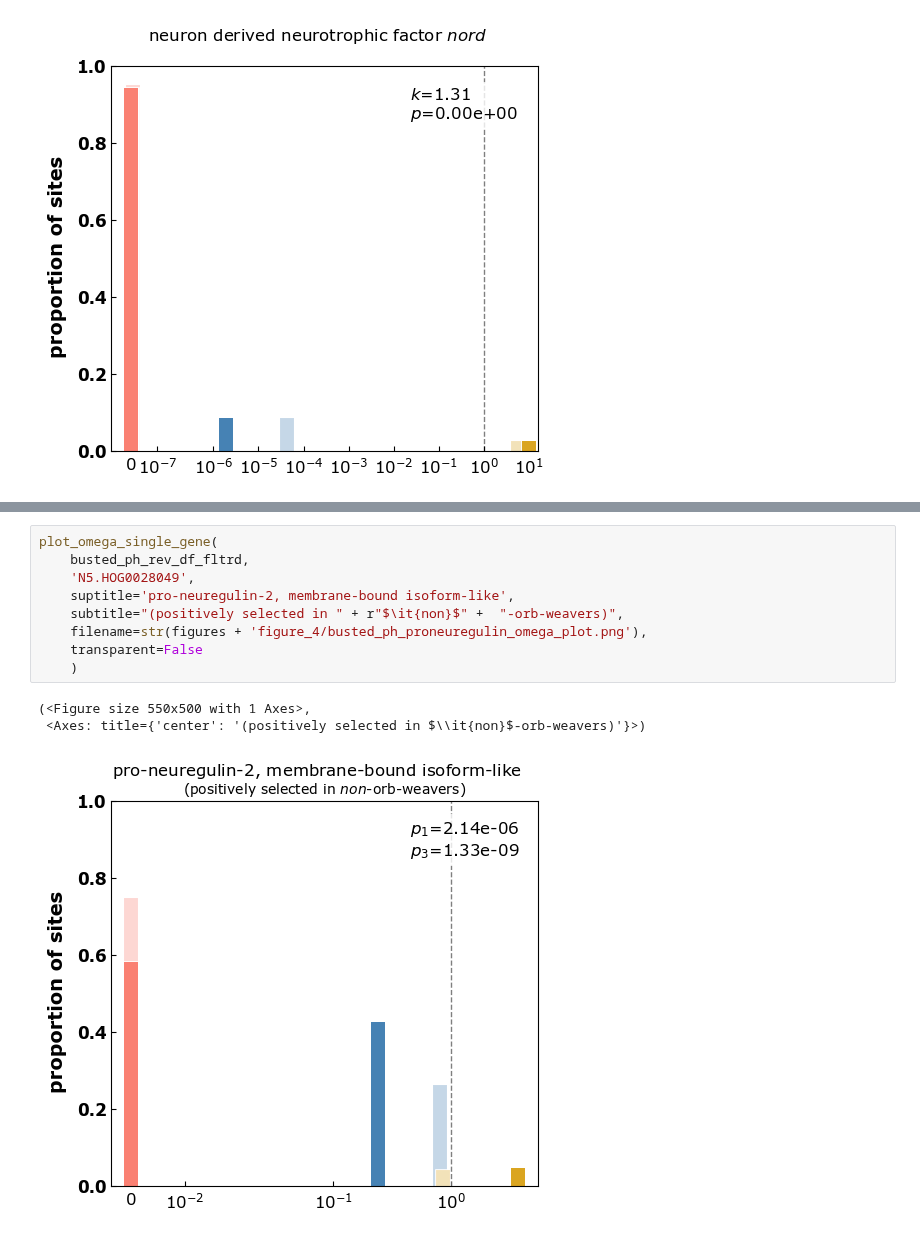
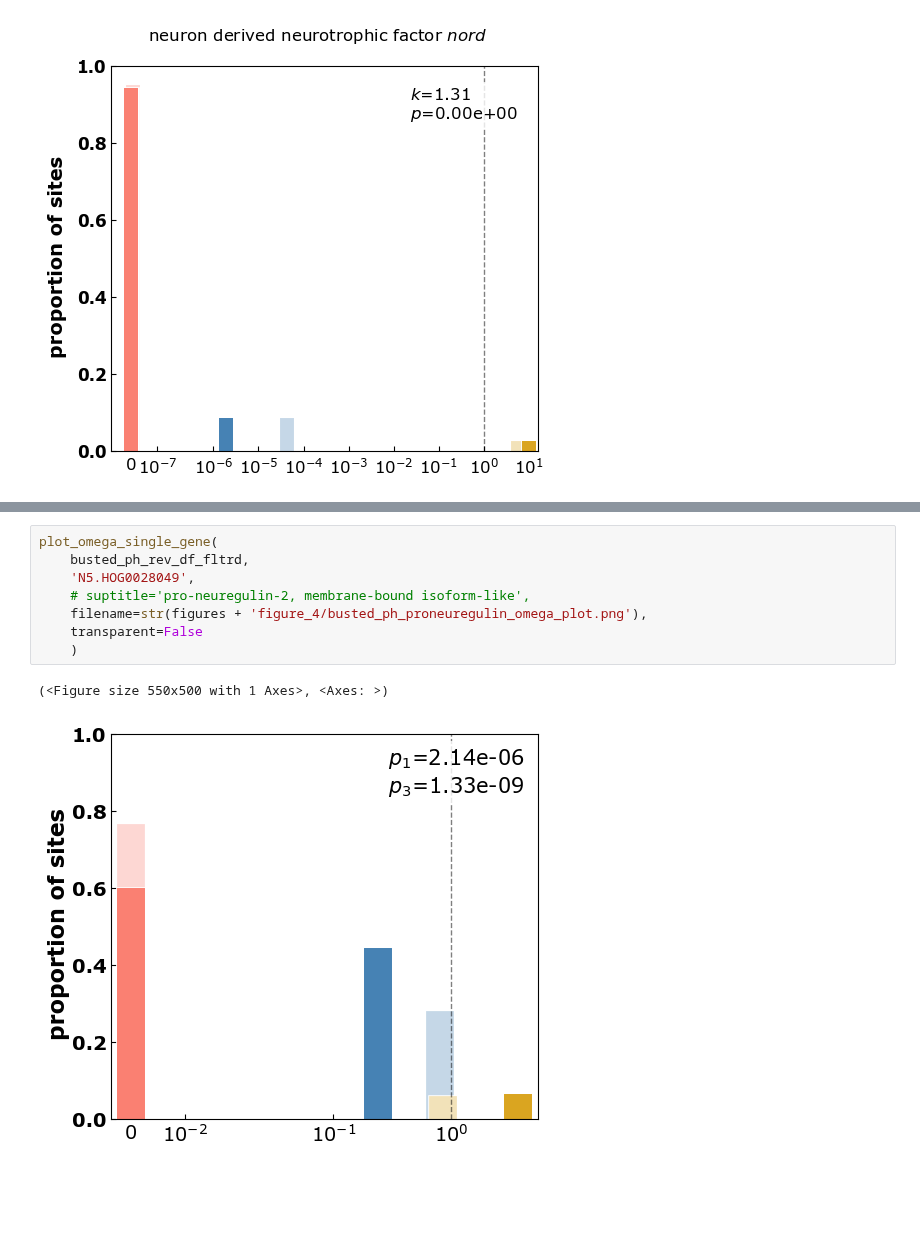
Before and after one commit to GordusLab/orb-selection, a Jupyter notebook: scripts/Hyphy Omega Plots.ipynb, the cells around one changed output, grey strips where cells are left out. Drawn from its saved outputs; the diff is of its cells as text; blank space fills up the shorter version.

```diff
--- a/scripts/Hyphy Omega Plots.ipynb
+++ b/scripts/Hyphy Omega Plots.ipynb
@@ -269,13 +257,11 @@ plot_omega_single_gene(
 # %%
 plot_omega_single_gene(
     busted_ph_rev_df_fltrd,
     'N5.HOG0028049',
-    suptitle='pro-neuregulin-2, membrane-bound isoform-like',
-    subtitle="(positively selected in " + r"$\it{non}$" +  "-orb-weavers)",
+    # suptitle='pro-neuregulin-2, membrane-bound isoform-like',
     filename=str(figures + 'figure_4/busted_ph_proneuregulin_omega_plot.png'),
     transparent=False
     )
 # %% [output]
-(<Figure size 550x500 with 1 Axes>,
- <Axes: title={'center': '(positively selected in $\\it{non}$-orb-weavers)'}>)
+(<Figure size 550x500 with 1 Axes>, <Axes: >)
-[figure, old version]
+[figure, new version]
```
Also changed, not shown: parts of 12 cells of this notebook, 28 other files.
